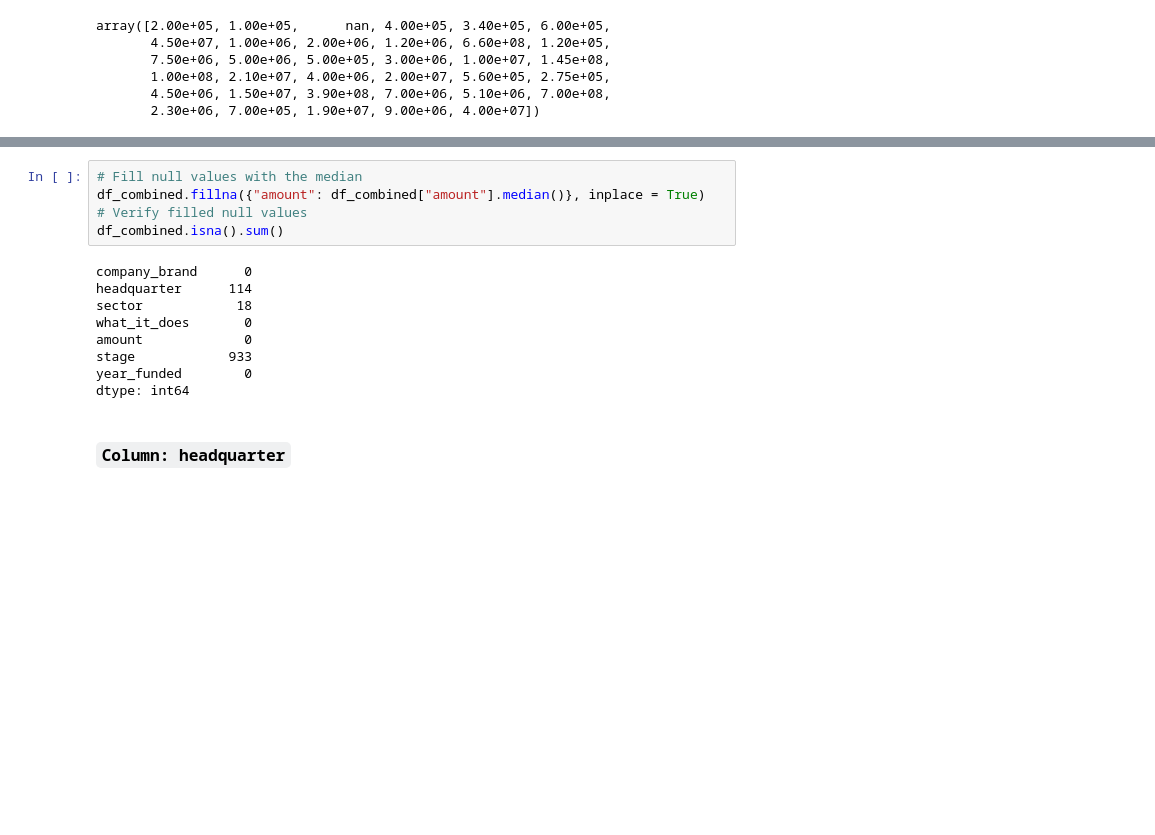
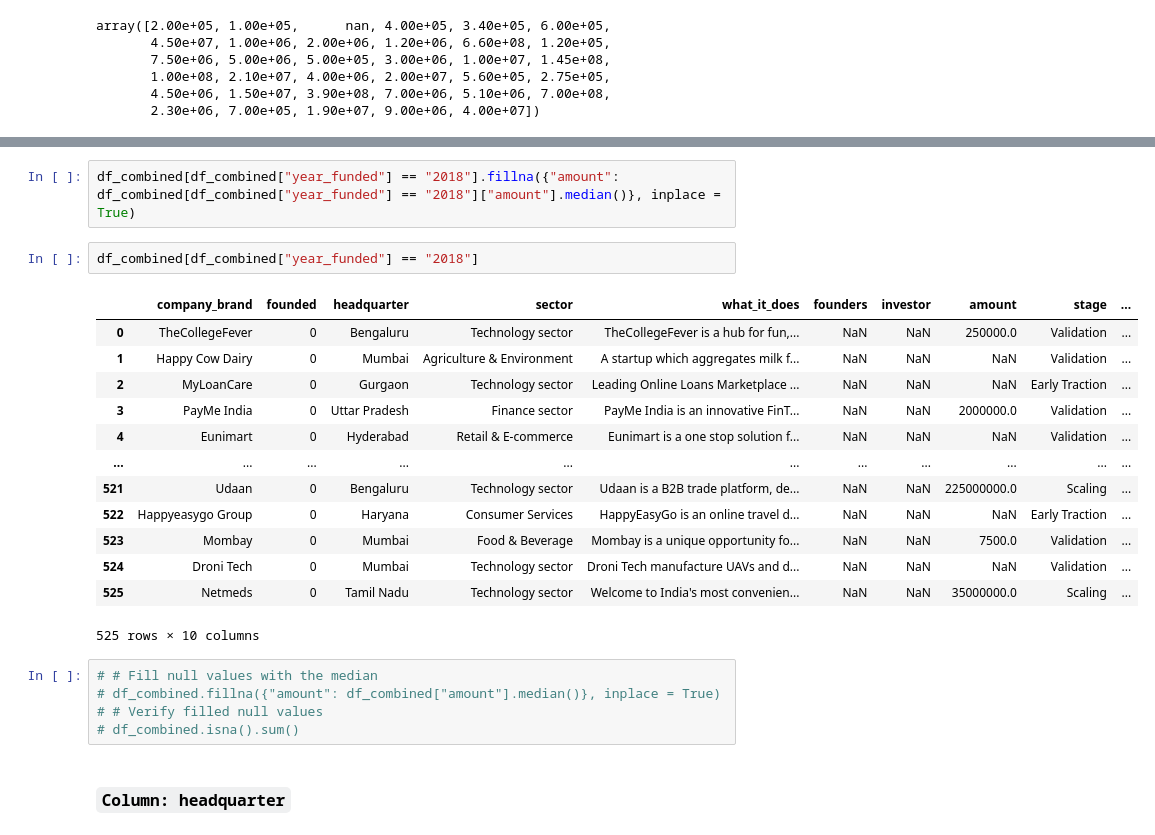
Before and after one commit to edadso/Exploring-Opportunities-in-the-Indian-Startup-Ecosystem, a Jupyter notebook: project_code.ipynb, the cells around one changed output, grey strips where cells are left out. Drawn from its saved outputs; the diff is of its cells as text; blank space fills up the shorter version.

```diff
--- a/project_code.ipynb
+++ b/project_code.ipynb
@@ -486,17 +493,26 @@ Fill null values with the median<br>**NB**: Mean is affected by outliers and fol
+# %%
+df_combined[df_combined["year_funded"] == "2018"].fillna({"amount": df_combined[df_combined["year_funded"] == "2018"]["amount"].median()}, inplace = True)
+# %%
+df_combined[df_combined["year_funded"] == "2018"]
+# %% [output]
+|  | company_brand | founded | headquarter | sector | what_it_does | founders | investor | amount | stage | ... |
+| 0 | TheCollegeFever | 0 | Bengaluru | Technology sector | TheCollegeFever is a hub for fun,... | NaN | NaN | 250000.0 | Validation | ... |
+| 1 | Happy Cow Dairy | 0 | Mumbai | Agriculture & Environment | A startup which aggregates milk f... | NaN | NaN | NaN | Validation | ... |
+| 2 | MyLoanCare | 0 | Gurgaon | Technology sector | Leading Online Loans Marketplace ... | NaN | NaN | NaN | Early Traction | ... |
+| 3 | PayMe India | 0 | Uttar Pradesh | Finance sector | PayMe India is an innovative FinT... | NaN | NaN | 2000000.0 | Validation | ... |
+| 4 | Eunimart | 0 | Hyderabad | Retail & E-commerce | Eunimart is a one stop solution f... | NaN | NaN | NaN | Validation | ... |
+| ... | ... | ... | ... | ... | ... | ... | ... | ... | ... | ... |
+| 521 | Udaan | 0 | Bengaluru | Technology sector | Udaan is a B2B trade platform, de... | NaN | NaN | 225000000.0 | Scaling | ... |
+| 522 | Happyeasygo Group | 0 | Haryana | Consumer Services | HappyEasyGo is an online travel d... | NaN | NaN | NaN | Early Traction | ... |
+| 523 | Mombay | 0 | Mumbai | Food & Beverage | Mombay is a unique opportunity fo... | NaN | NaN | 7500.0 | Validation | ... |
+| 524 | Droni Tech | 0 | Mumbai | Technology sector | Droni Tech manufacture UAVs and d... | NaN | NaN | NaN | Validation | ... |
+| 525 | Netmeds | 0 | Tamil Nadu | Technology sector | Welcome to India's most convenien... | NaN | NaN | 35000000.0 | Scaling | ... |
+525 rows × 10 columns
 # %%
-# Fill null values with the median
-df_combined.fillna({"amount": df_combined["amount"].median()}, inplace = True)
-# Verify filled null values
-df_combined.isna().sum()
+# # Fill null values with the median
+# df_combined.fillna({"amount": df_combined["amount"].median()}, inplace = True)
+# # Verify filled null values
+# df_combined.isna().sum()
-# %% [output]
-company_brand      0
-headquarter      114
-sector            18
-what_it_does       0
-amount             0
-stage            933
-year_funded        0
-dtype: int64
 # %% [markdown]
 ### `Column: headquarter`
 # %%
```
Also changed, not shown: parts of 45 cells of this notebook.
